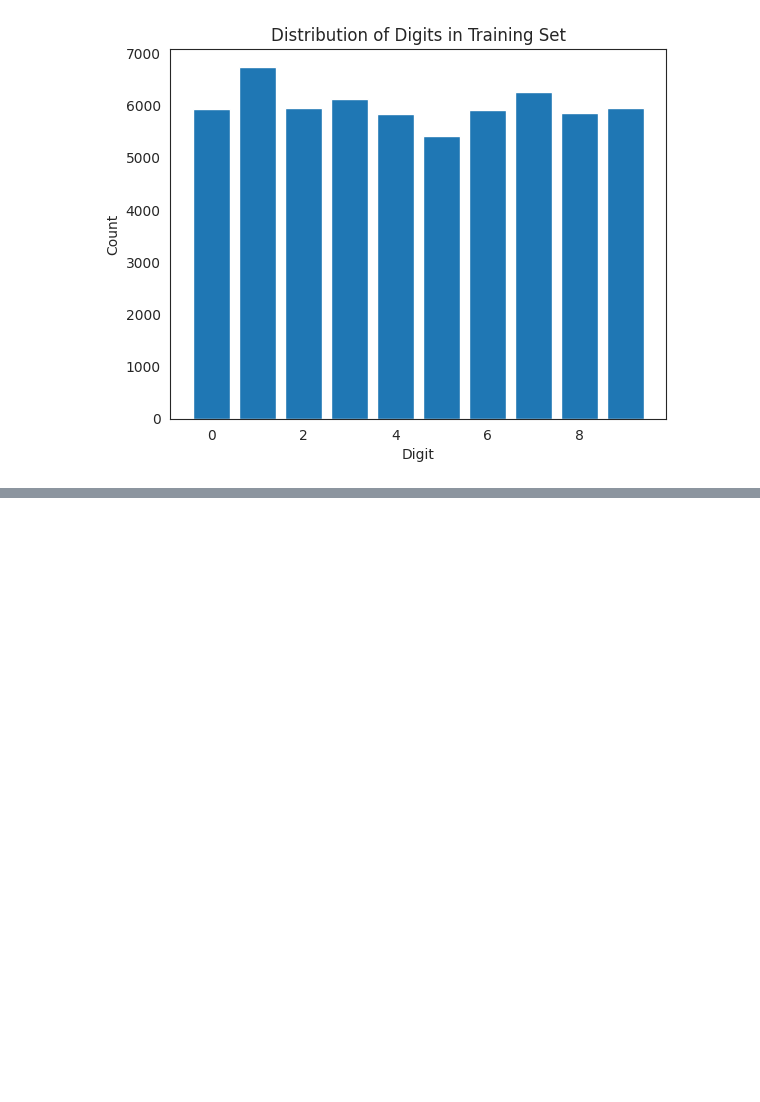
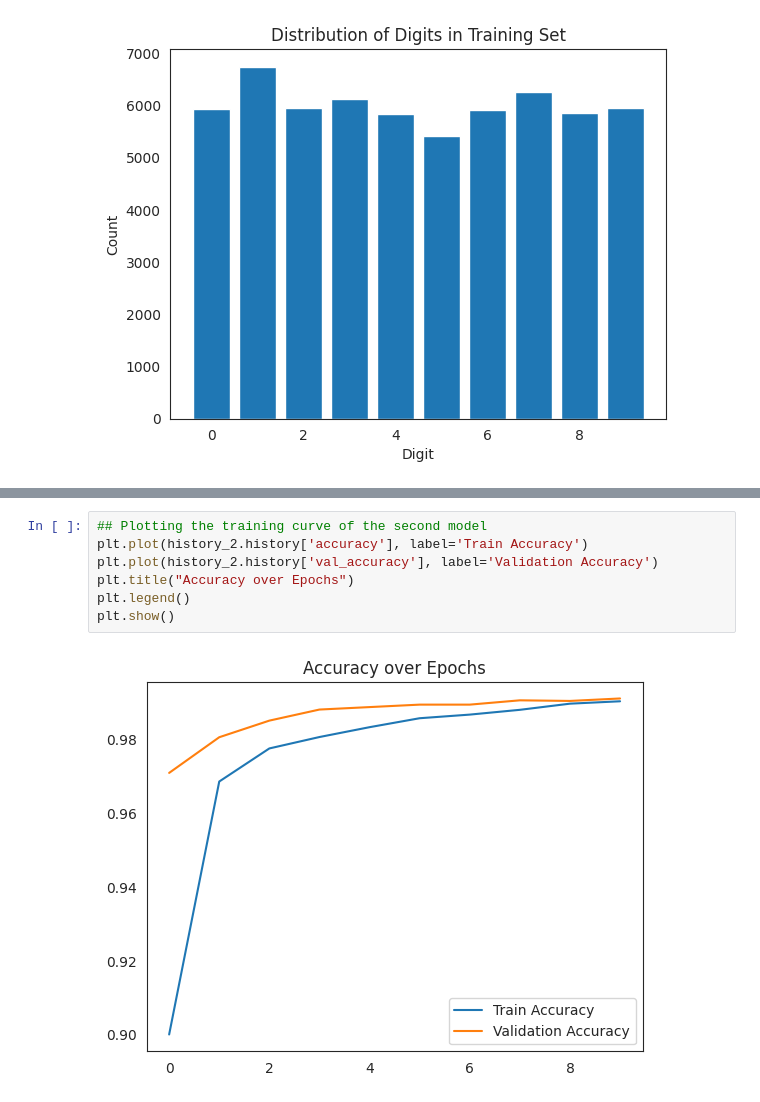
Before and after one commit to KerrMcCall/Big-Data, a Jupyter notebook: 2162940_ML_Pipeline.ipynb, the cells around one changed output, grey strips where cells are left out. Cells and saved outputs as stored; diff of their text form; blank space fills up the shorter version.

```diff
--- a/2162940_ML_Pipeline.ipynb
+++ b/2162940_ML_Pipeline.ipynb
@@ -159,3 +131,12 @@ Epoch 9/10
 422/422 ━━━━━━━━━━━━━━━━━━━━ 14s 34ms/step - accuracy: 0.9892 - loss: 0.0339 - val_accuracy: 0.9903 - val_loss: 0.0317
 Epoch 10/10
 422/422 ━━━━━━━━━━━━━━━━━━━━ 14s 34ms/step - accuracy: 0.9905 - loss: 0.0298 - val_accuracy: 0.9910 - val_loss: 0.0308
+# %%
+## Plotting the training curve of the second model
+plt.plot(history_2.history['accuracy'], label='Train Accuracy')
+plt.plot(history_2.history['val_accuracy'], label='Validation Accuracy')
+plt.title("Accuracy over Epochs")
+plt.legend()
+plt.show()
+# %% [output]
+[figure, added]
```
Also changed, not shown: parts of 4 cells of this notebook.
